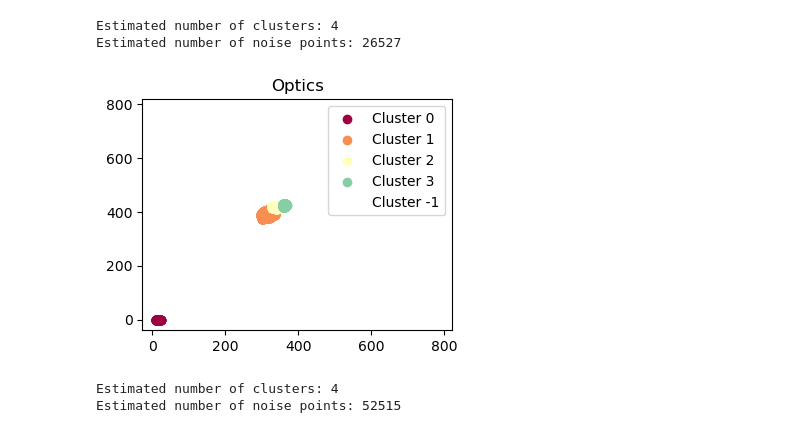
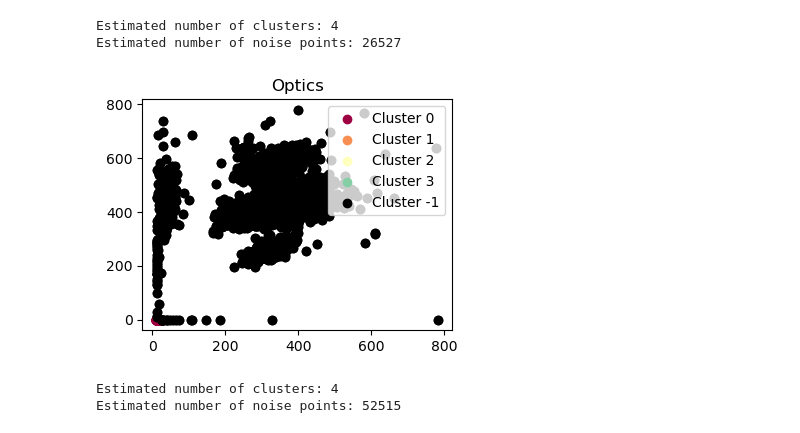
Before and after one commit to ThePiekorz/Analiza_skupien_w_fizyce_jadrowej, a Jupyter notebook: KPiekorz(2).ipynb, the cells around one changed output. Cells and saved outputs as stored; diff of their text form; code cells hidden in the pictures.

```diff
--- a/KPiekorz(2).ipynb
+++ b/KPiekorz(2).ipynb
@@ -124,36 +204,0 @@ Estimated number of noise points: 2880
-# %%
-unique_labels_data_1 = set(labels_data_1)
-core_samples_mask_data_1 = np.zeros_like(labels_data_1, dtype=bool)
-core_samples_mask_data_1[db_data_1.core_sample_indices_] = True
-
-colors_data_1 = [plt.cm.Spectral(each) for each in np.linspace(0, 1, len(unique_labels_data_1))]
-
-for k, col in zip(unique_labels_data_1, colors_data_1):
-    if k == -1:
-        # Black used for noise.
-        col = [0, 0, 0, 1]
-        pass
-
-    class_member_mask_data_1 = labels_data_1 == k
-    xy = data_1[class_member_mask_data_1 & core_samples_mask_data_1]
-    plt.plot(
-        xy[:, 0],
-        xy[:, 1],
-        "o",
-        markerfacecolor=tuple(col),
-        markeredgecolor=col, #k
-        markersize=10,
-    )
-
-    xy = data_1[class_member_mask_data_1 & ~core_samples_mask_data_1]
-    plt.plot(
-        xy[:, 0],
-        xy[:, 1],
-        "o",
-        markerfacecolor=tuple(col),
-        markeredgecolor="k",
-        markersize=0.5,
-    )
-
-plt.title(f"Estimated number of clusters: {n_clusters_data_1}")
-plt.show()
@@ -288,7 +364,7 @@ for k, col in zip(unique_labels_data_3, colors_data_3):
         pass
 
     class_member_mask_data_3 = labels_data_3 == k
-    xy = data3[class_member_mask_data_3 & core_samples_mask_data_3]
+    xy = data_3[class_member_mask_data_3 & core_samples_mask_data_3]
     plt.plot(
         xy[:, 0],
         xy[:, 1],
@@ -298,14 +374,14 @@ for k, col in zip(unique_labels_data_3, colors_data_3):
         markersize=5,
     )
 
-    xy = data3[class_member_mask_data_3 & ~core_samples_mask_data_3]
+    xy = data_3[class_member_mask_data_3 & ~core_samples_mask_data_3]
     plt.plot(
         xy[:, 0],
         xy[:, 1],
         ".",
         markerfacecolor=tuple(col),
         markeredgecolor='k',
-        markersize=0, #0 wywalić noise
+        markersize=0.2, #0 wywalić noise
     )
 
 plt.title(f"Estimated number of clusters: {n_clusters_data_3}")
@@ -585,20 +661,21 @@ Estimated number of noise points: 26527
 # %%
 plt.figure(figsize=(4, 3))
 unique_labels = set(labels)
 colors = [plt.cm.Spectral(each) for each in np.linspace(0, 1, len(unique_labels))]
 
 for label, color in zip(unique_labels, colors):
     if label == -1:
-        color = 'none'  #  'k' Czarny kolor dla punktów odstających
+        color = 'k'  #  'k' Czarny kolor dla punktów odstających
+
     class_member_mask = (labels == label)
     xy = data_1[class_member_mask]
     plt.scatter(xy[:, 0], xy[:, 1], c=[color], label='Cluster %d' % label)
 
 plt.title('Optics')
 plt.legend(loc='upper right')
 plt.show()
 # %% [output]
-[figure, old version]
+[figure, new version]
 # %%
 optics = OPTICS(max_eps=4, min_samples=200).fit(data_2)
 labels = optics.labels_
```
Also changed, not shown: parts of 21 cells of this notebook, 5 other files.
